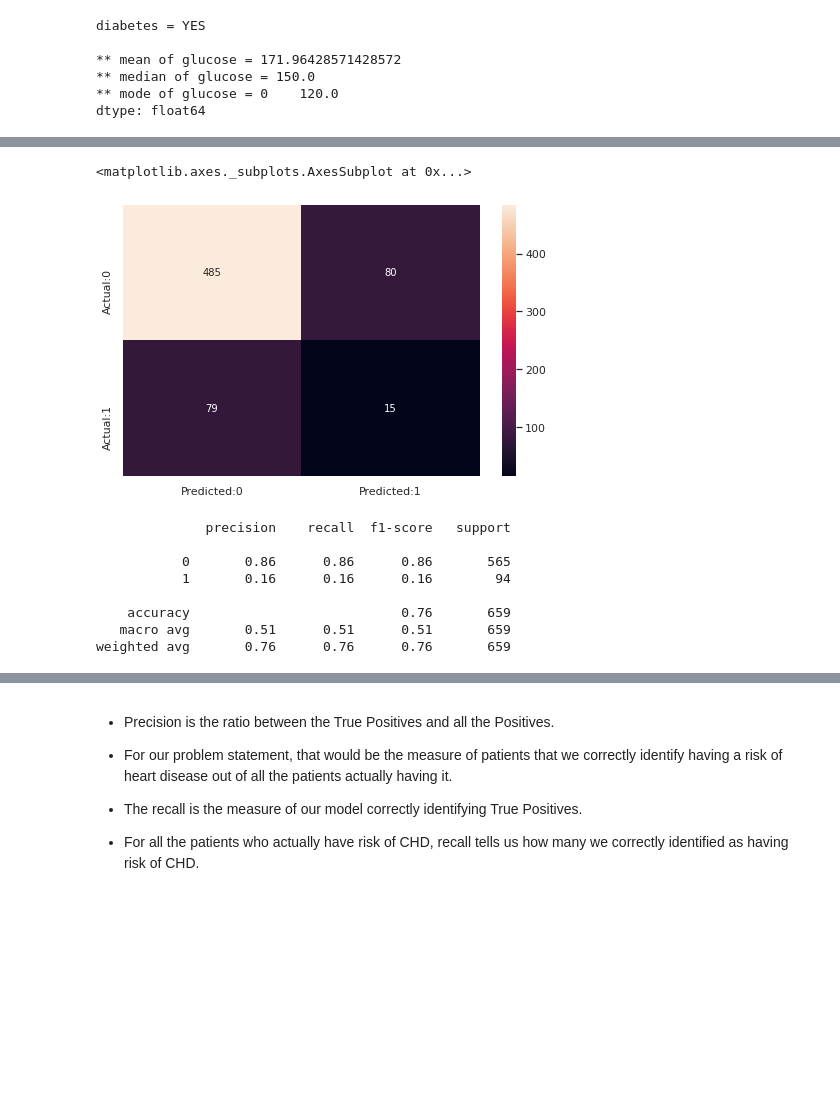
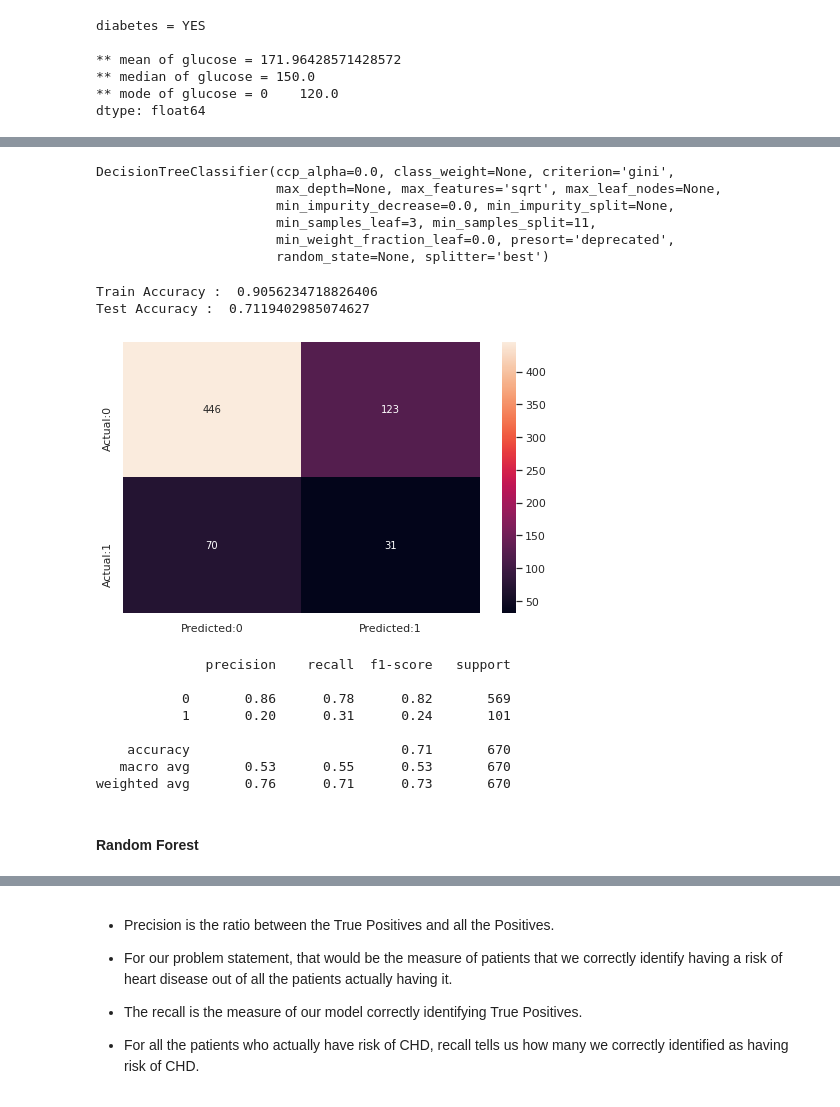
Before and after one commit to nikhilans/CHDRisk-Classification, a Jupyter notebook: CH_Nikhila_N_S_Cardiovascular_Risk_Prediction.ipynb, the cells around one changed output, grey strips where cells are left out. Saved outputs shown, nothing was run; the diff lists cells and outputs as text; code cells hidden in the pictures; blank space fills up the shorter version.

```diff
--- a/CH_Nikhila_N_S_Cardiovascular_Risk_Prediction.ipynb
+++ b/CH_Nikhila_N_S_Cardiovascular_Risk_Prediction.ipynb
@@ -769,6 +964,4 @@ dtree= DecisionTreeClassifier()
 # %%
-# grid search for optimum parameters
-params = {'max_features': ['auto', 'sqrt', 'log2'],
+param_dict_dt = {'max_features': ['auto', 'sqrt', 'log2'],
           'min_samples_split': [2,3,4,5,6,7,8,9,10,11,12,13,14,15],
           'min_samples_leaf':[1,2,3,4,5,6,7,8,9,10,11]}
-tree_clf = GridSearchCV(dtree, param_grid=params, n_jobs=-1)
@@ -789,0 +968,5 @@ Using Decision Trees we get an accuracy of 75.87%
+# %%
+dt_grid = GridSearchCV(estimator=dt,
+                       param_grid = param_dict_dt,
+                       cv=5, verbose=2, scoring='roc_auc')
+dt_grid.fit(X_smote, y_smote)
@@ -790,21 +1028,42 @@ Using Decision Trees we get an accuracy of 75.87%
+# %%
+dt_grid.best_estimator_
+# %% [output]
+DecisionTreeClassifier(ccp_alpha=0.0, class_weight=None, criterion='gini',
+                       max_depth=None, max_features='sqrt', max_leaf_nodes=None,
+                       min_impurity_decrease=0.0, min_impurity_split=None,
+                       min_samples_leaf=3, min_samples_split=11,
+                       min_weight_fraction_leaf=0.0, presort='deprecated',
+                       random_state=None, splitter='best')
+# %%
+print('Train Accuracy : ', dt_grid.best_estimator_.score(X_smote, y_smote))
+print('Test Accuracy : ', dt_grid.best_estimator_.score(X_test,y_test))
+# %% [output]
+Train Accuracy :  0.9056234718826406
+Test Accuracy :  0.7119402985074627
+# %%
+dt_model = dt_grid.best_estimator_
+# %%
+dt_predict = dt_model.predict(X_test)
 # %%
-cm=confusion_matrix(y_test,tree_predict)
+cm=confusion_matrix(y_test,dt_predict)
 conf_matrix=pd.DataFrame(data=cm,columns=['Predicted:0','Predicted:1'],index=['Actual:0','Actual:1'])
 plt.figure(figsize = (8,5))
 sns.heatmap(conf_matrix, annot=True,fmt='d')
+plt.show()
 # %% [output]
-<matplotlib.axes._subplots.AxesSubplot at 0x...>
-[figure, old version]
+[figure, new version]
 # %%
-print(classification_report(y_test,tree_predict))
+print(classification_report(y_test,dt_predict))
 # %% [output]
               precision    recall  f1-score   support
 
-           0       0.86      0.86      0.86       565
-           1       0.16      0.16      0.16        94
+           0       0.86      0.78      0.82       569
+           1       0.20      0.31      0.24       101
 
-    accuracy                           0.76       659
-   macro avg       0.51      0.51      0.51       659
-weighted avg       0.76      0.76      0.76       659
+    accuracy                           0.71       670
+   macro avg       0.53      0.55      0.53       670
+weighted avg       0.76      0.71      0.73       670
+# %% [markdown]
+#### Random Forest
 # %%
 from sklearn.ensemble import RandomForestClassifier
```
Also changed, not shown: parts of 125 cells of this notebook.
